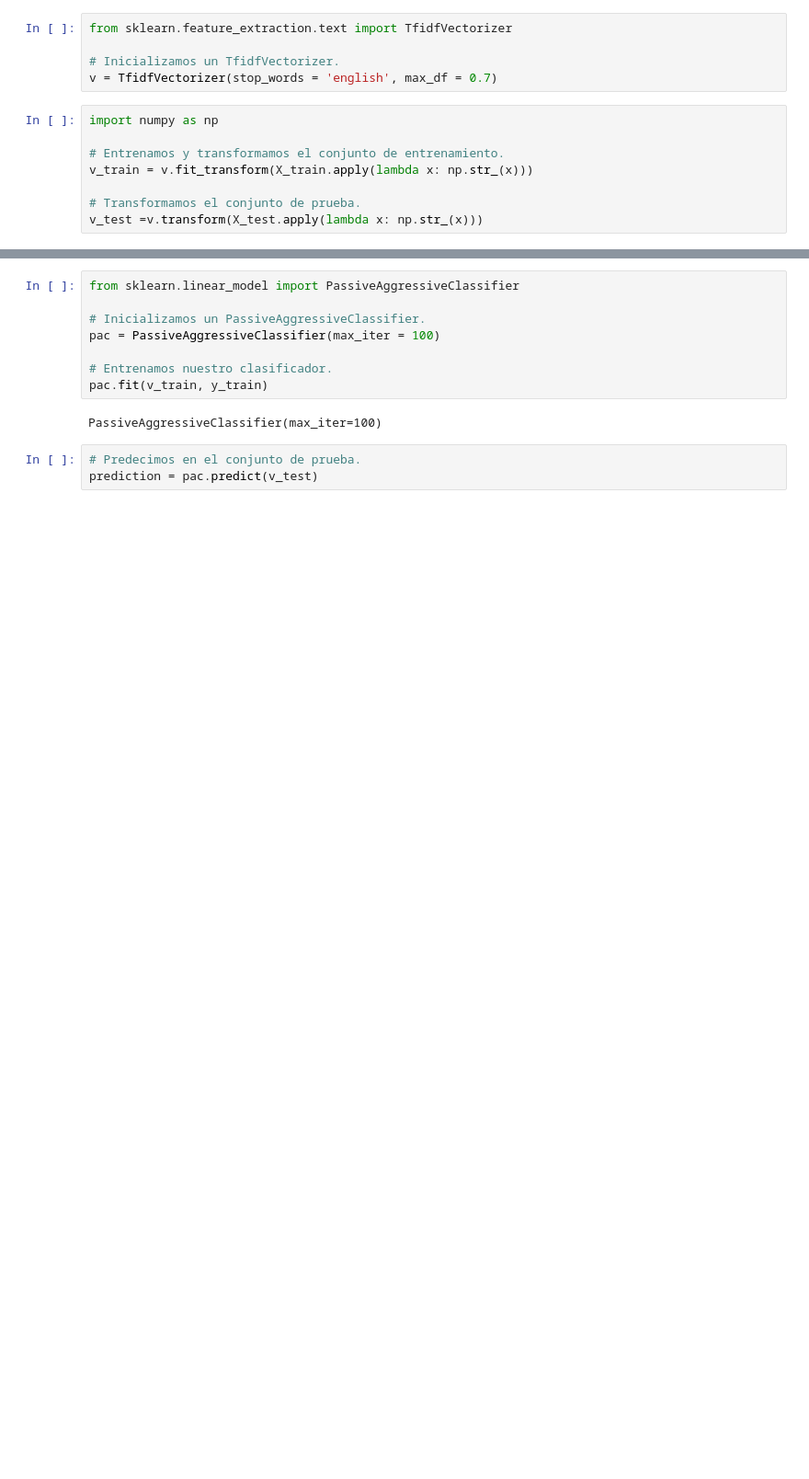
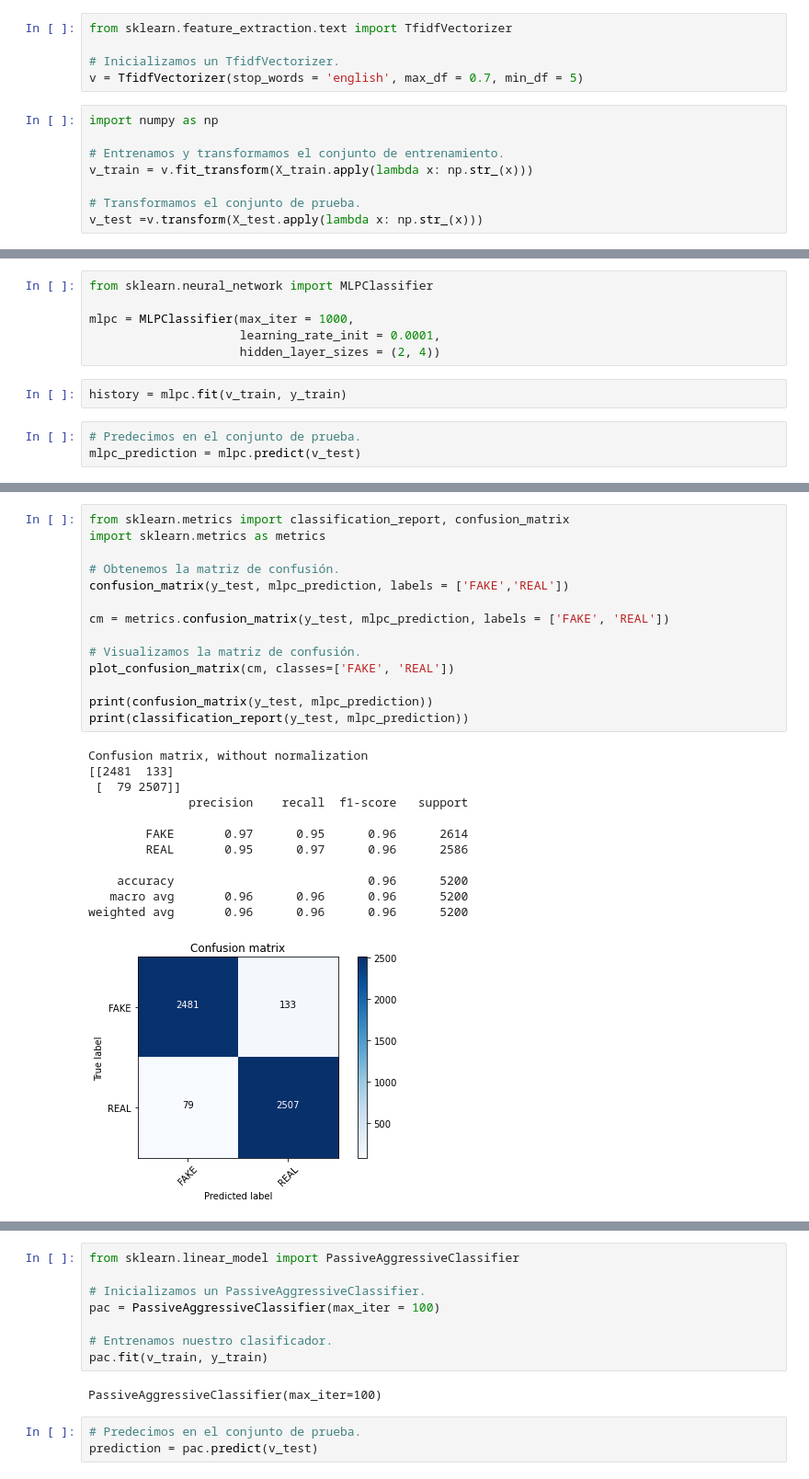
Before and after one commit to taniarubi/redes-neuronales, a Jupyter notebook: proyecto/proyecto1/src/proyecto1.ipynb, the cells around one changed output, grey strips where cells are left out. Shown at 92% size. Cells and saved outputs as stored; diff of their text form; blank space fills up the shorter version.

```diff
--- a/proyecto/proyecto1/src/proyecto1.ipynb
+++ b/proyecto/proyecto1/src/proyecto1.ipynb
@@ -64,7 +64,7 @@ X_train, X_test, y_train, y_test = train_test_split(data_frame['text'], labels,
 from sklearn.feature_extraction.text import TfidfVectorizer
 
 # Inicializamos un TfidfVectorizer.
-v = TfidfVectorizer(stop_words = 'english', max_df = 0.7)
+v = TfidfVectorizer(stop_words = 'english', max_df = 0.7, min_df = 5)
 # %%
 import numpy as np
 
@@ -75,0 +78,11 @@ v_test =v.transform(X_test.apply(lambda x: np.str_(x)))
+# %%
+from sklearn.neural_network import MLPClassifier
+
+mlpc = MLPClassifier(max_iter = 1000,
+                     learning_rate_init = 0.0001,
+                     hidden_layer_sizes = (2, 4))
+# %%
+history = mlpc.fit(v_train, y_train)
+# %%
+# Predecimos en el conjunto de prueba.
+mlpc_prediction = mlpc.predict(v_test)
@@ -75,0 +134,27 @@ v_test =v.transform(X_test.apply(lambda x: np.str_(x)))
+# %%
+from sklearn.metrics import classification_report, confusion_matrix
+import sklearn.metrics as metrics
+
+# Obtenemos la matriz de confusión.
+confusion_matrix(y_test, mlpc_prediction, labels = ['FAKE','REAL'])
+
+cm = metrics.confusion_matrix(y_test, mlpc_prediction, labels = ['FAKE', 'REAL'])
+
+# Visualizamos la matriz de confusión.
+plot_confusion_matrix(cm, classes=['FAKE', 'REAL'])
+
+print(confusion_matrix(y_test, mlpc_prediction))
+print(classification_report(y_test, mlpc_prediction))
+# %% [output]
+Confusion matrix, without normalization
+[[2481  133]
+ [  79 2507]]
+              precision    recall  f1-score   support
+
+        FAKE       0.97      0.95      0.96      2614
+        REAL       0.95      0.97      0.96      2586
+
+    accuracy                           0.96      5200
+   macro avg       0.96      0.96      0.96      5200
+weighted avg       0.96      0.96      0.96      5200
+[figure, added]
```
Also changed, not shown: parts of 15 cells of this notebook.
